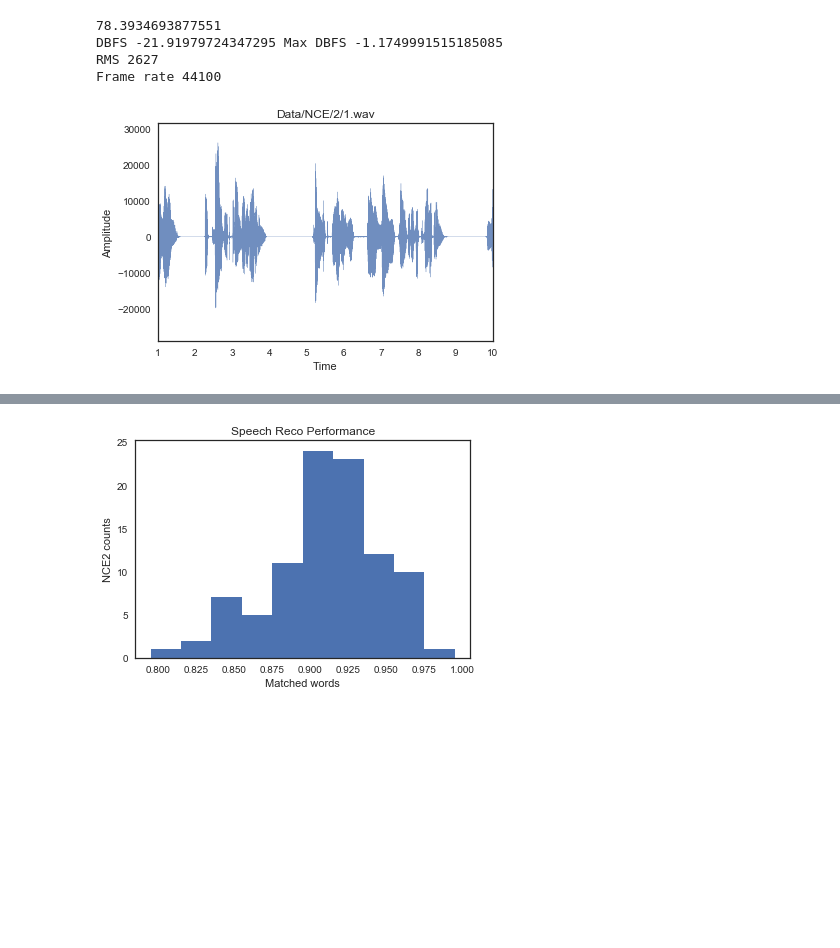
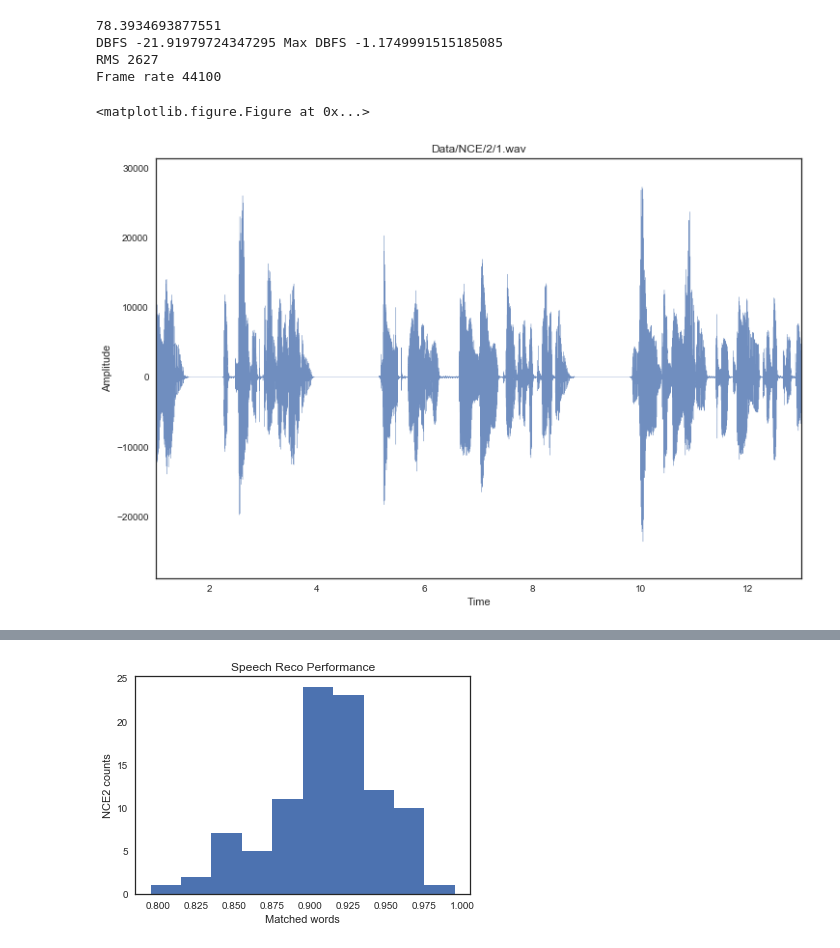
Before and after one commit to tongbaojia/Insight, a Jupyter notebook: Project/MVP.ipynb, the cells around one changed output, grey strips where cells are left out. Drawn from its saved outputs; the diff is of its cells as text; code cells hidden in the pictures; blank space fills up the shorter version.

```diff
--- a/Project/MVP.ipynb
+++ b/Project/MVP.ipynb
@@ -154,17 +151,19 @@ Frame rate 44100
 # %%
 ## Get the raw sound data as array
 r_np = sound.get_array_of_samples()
 sns.set_style("white")
 ##inspect time vs Amplitude
 plt.clf()
+plt.figure(figsize=(12, 8))
 plt.title(f_wav)
 plt.plot(np.linspace(0, len(r_np)/sound.frame_rate, len(r_np)), r_np, linewidth=0.3, alpha=0.8)
-plt.xlim(1, 10)
+plt.xlim(1, 13)
 plt.xlabel('Time')
 plt.ylabel('Amplitude')
 plt.show()
 # %% [output]
+<matplotlib.figure.Figure at 0x...>
-[figure, old version]
+[figure, new version]
 # %%
 ## Frequency analysis, if needed
 fourier=fft.fft(r_np)
```
Also changed, not shown: parts of 25 cells of this notebook, 17 other files.
